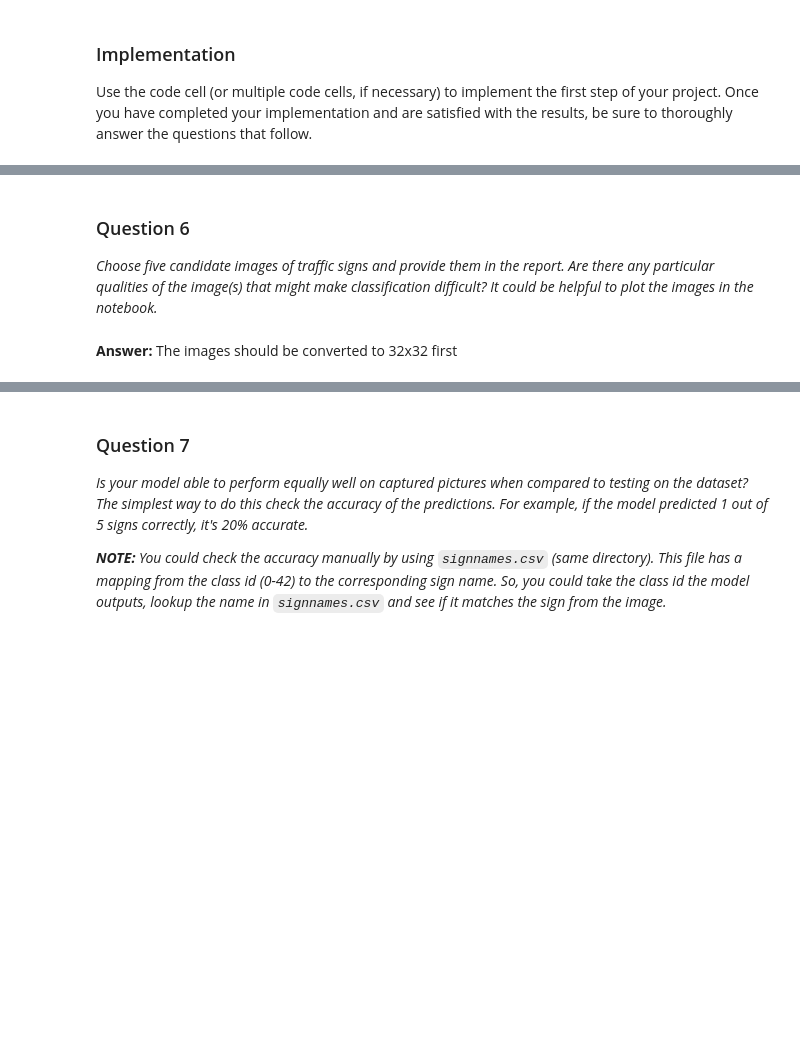
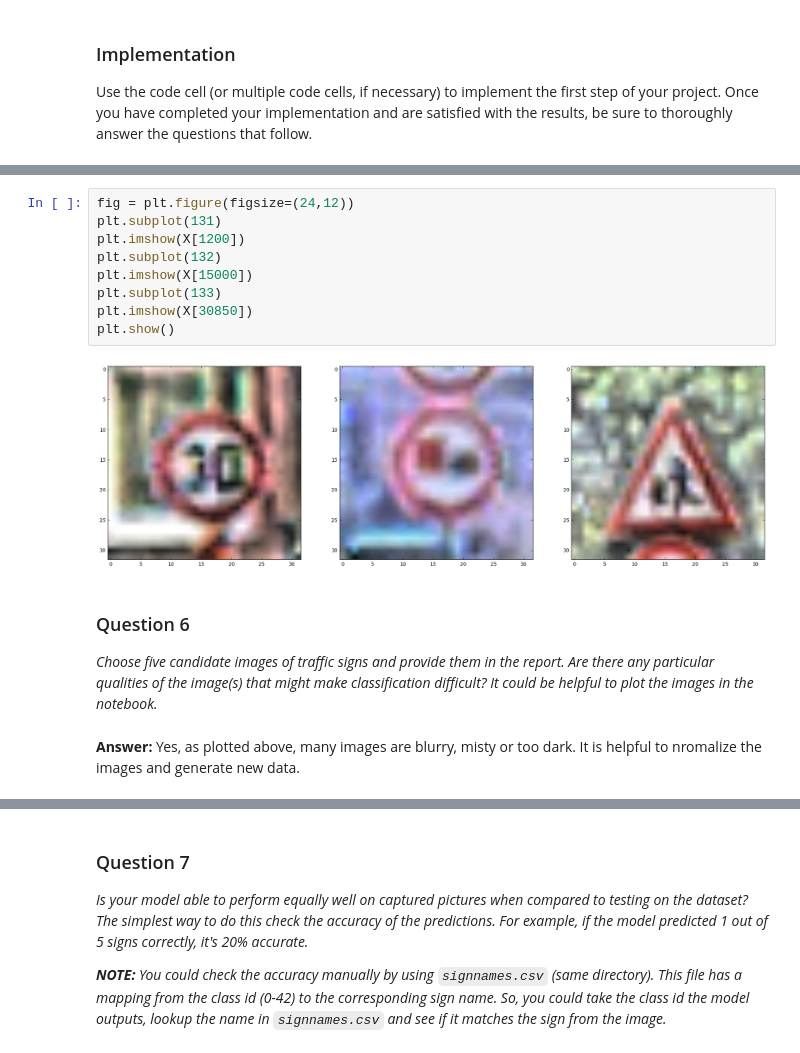
Before and after one commit to dgao63/Traffic-sign-classification-project-for-self-driving-cars, a Jupyter notebook: Traffic_Sign_Classifier.ipynb, the cells around one changed output, grey strips where cells are left out. Cells and saved outputs as stored; diff of their text form; blank space fills up the shorter version.

```diff
--- a/Traffic_Sign_Classifier.ipynb
+++ b/Traffic_Sign_Classifier.ipynb
@@ -577,9 +588,20 @@ Test Accuracy = 0.97458
+# %%
+fig = plt.figure(figsize=(24,12))
+plt.subplot(131)
+plt.imshow(X[1200])
+plt.subplot(132)
+plt.imshow(X[15000])
+plt.subplot(133)
+plt.imshow(X[30850])
+plt.show()
+# %% [output]
+[figure, added]
 # %% [markdown]
 ### Question 6
 
 _Choose five candidate images of traffic signs and provide them in the report. Are there any particular qualities of the image(s) that might make classification difficult? It could be helpful to plot the images in the notebook._
-# %% [markdown]
-**Answer:** The images should be converted to 32x32 first
+# %% [markdown]
+**Answer:** Yes, as plotted above, many images are blurry, misty or too dark. It is helpful to nromalize the images and generate new data.
 # %%
 ### Run the predictions here.
 ### Feel free to use as many code cells as needed.
```
Also changed, not shown: parts of 14 cells of this notebook.
